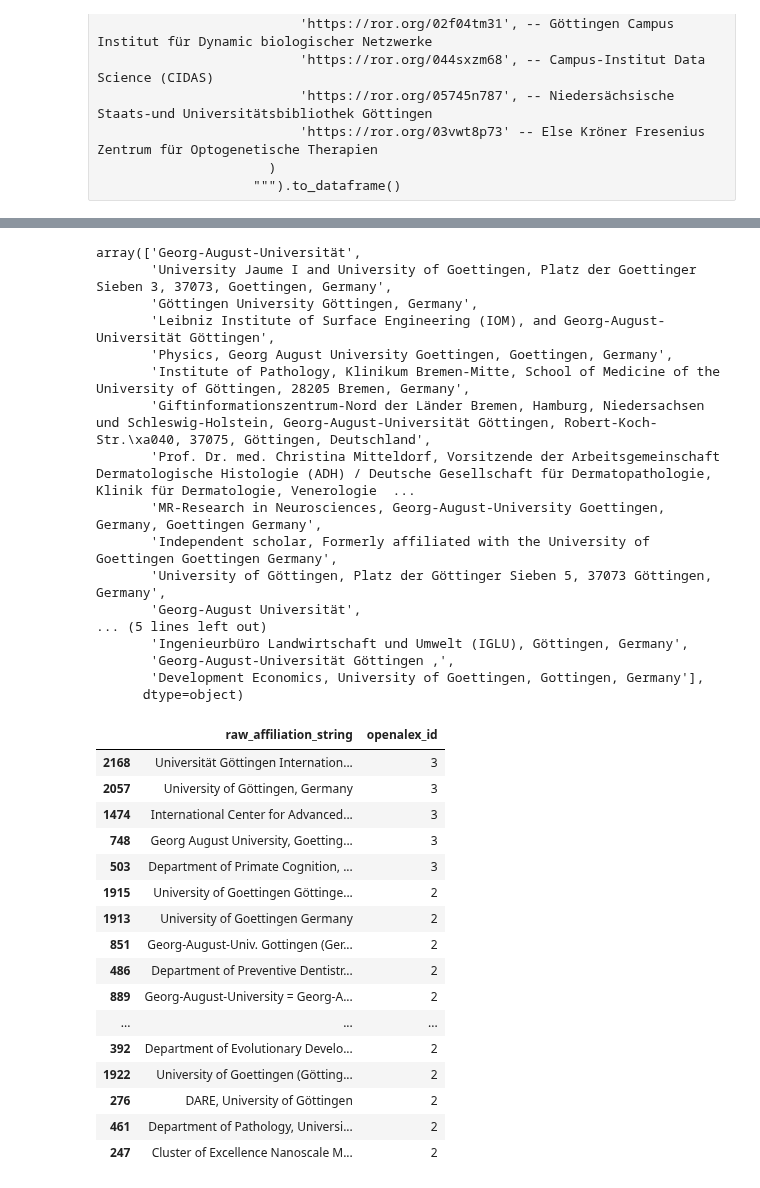
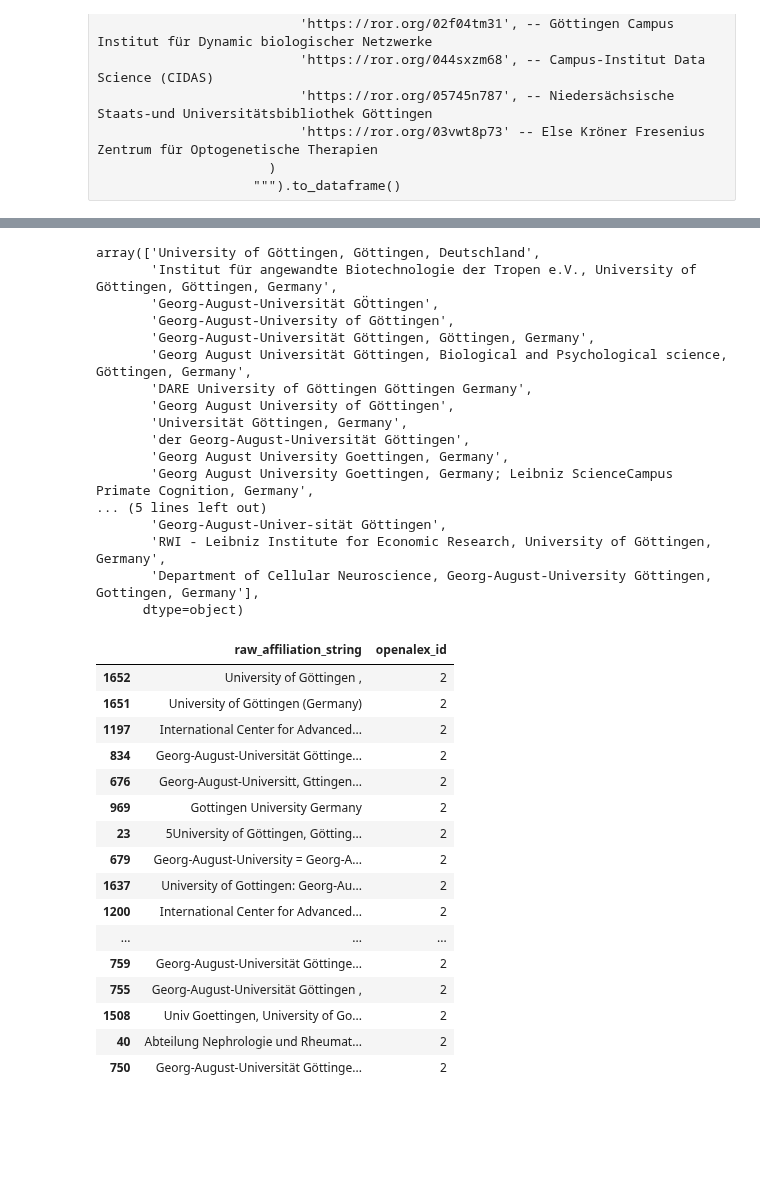
Before and after one commit to naustica/lower_saxony_institutions, a Jupyter notebook: notebooks/institution_mapping/GAU.ipynb, the cells around one changed output, grey strips where cells are left out. Saved outputs shown, nothing was run; the diff lists cells and outputs as text; code cells hidden in the pictures; blank space fills up the shorter version.

```diff
--- a/notebooks/institution_mapping/GAU.ipynb
+++ b/notebooks/institution_mapping/GAU.ipynb
@@ -204,44 +217,44 @@ df_with_inst
 37705 rows × 4 columns
 # %%
-df_with_inst[df_with_inst.inst_name.isnull()].raw_affiliation_string.unique()[80:100]
+df_with_inst[df_with_inst.inst_name.isnull()].raw_affiliation_string.unique()[140:160]
 # %% [output]
-array(['Georg-August-Universität',
-       'University Jaume I and University of Goettingen, Platz der Goettinger Sieben 3, 37073, Goettingen, Germany',
-       'Göttingen University Göttingen, Germany',
-       'Leibniz Institute of Surface Engineering (IOM), and Georg-August-Universität Göttingen',
-       'Physics, Georg August University Goettingen, Goettingen, Germany',
-       'Institute of Pathology, Klinikum Bremen-Mitte, School of Medicine of the University of Göttingen, 28205 Bremen, Germany',
-       'Giftinformationszentrum-Nord der Länder Bremen, Hamburg, Niedersachsen und Schleswig-Holstein, Georg-August-Universität Göttingen, Robert-Koch-Str.\xa040, 37075, Göttingen, Deutschland',
-       'Prof. Dr. med. Christina Mitteldorf, Vorsitzende der Arbeitsgemeinschaft Dermatologische Histologie (ADH) / Deutsche Gesellschaft für Dermatopathologie, Klinik für Dermatologie, Venerologie  ...
-       'MR‐Research in Neurosciences, Georg‐August‐University Goettingen, Germany, Goettingen Germany',
-       'Independent scholar, Formerly affiliated with the University of Goettingen Goettingen Germany',
-       'University of Göttingen, Platz der Göttinger Sieben 5, 37073 Göttingen, Germany',
-       'Georg-August Universität',
+array(['University of Göttingen, Göttingen, Deutschland',
+       'Institut für angewandte Biotechnologie der Tropen e.V., University of Göttingen, Göttingen, Germany',
+       'Georg‐August‐Universität GÖttingen',
+       'Georg-August-University of Göttingen',
+       'Georg-August-Universität Göttingen, Göttingen, Germany',
+       'Georg August Universität Göttingen, Biological and Psychological science, Göttingen, Germany',
+       'DARE University of Göttingen Göttingen Germany',
+       'Georg August University of Göttingen',
+       'Universität Göttingen, Germany',
+       'der Georg-August-Universität Göttingen',
+       'Georg August University Goettingen, Germany',
+       'Georg August University Goettingen, Germany; Leibniz ScienceCampus Primate Cognition, Germany',
 ... (5 lines left out)
-       'Ingenieurbüro Landwirtschaft und Umwelt (IGLU), Göttingen, Germany',
-       'Georg-August-Universität Göttingen ,',
-       'Development Economics, University of Goettingen, Gottingen, Germany'],
+       'Georg-August-Univer-sität Göttingen',
+       'RWI - Leibniz Institute for Economic Research, University of Göttingen, Germany',
+       'Department of Cellular Neuroscience, Georg-August-University Göttingen, Gottingen, Germany'],
       dtype=object)
 # %%
-df_with_inst[df_with_inst.inst_name.isnull()].groupby('raw_affiliation_string')['openalex_id'].count().reset_index().sort_values(by='openalex_id', ascending=False)[140:170]
+df_with_inst[df_with_inst.inst_name.isnull()].groupby('raw_affiliation_string')['openalex_id'].count().reset_index().sort_values(by='openalex_id', ascending=False)[170:200]
 # %% [output]
 |  | raw_affiliation_string | openalex_id |
-| 2168 | Universität Göttingen Internation... | 3 |
-| 2057 | University of Göttingen, Germany | 3 |
-| 1474 | International Center for Advanced... | 3 |
-| 748 | Georg August University, Goetting... | 3 |
-| 503 | Department of Primate Cognition, ... | 3 |
-| 1915 | University of Goettingen Göttinge... | 2 |
-| 1913 | University of Goettingen Germany | 2 |
-| 851 | Georg-August-Univ. Gottingen (Ger... | 2 |
-| 486 | Department of Preventive Dentistr... | 2 |
-| 889 | Georg-August-University = Georg-A... | 2 |
+| 1652 | University of Göttingen , | 2 |
+| 1651 | University of Göttingen (Germany) | 2 |
+| 1197 | International Center for Advanced... | 2 |
+| 834 | Georg-August-Universität Göttinge... | 2 |
+| 676 | Georg-August-Universitt, Gttingen... | 2 |
+| 969 | Gottingen University Germany | 2 |
+| 23 | 5University of Göttingen, Götting... | 2 |
+| 679 | Georg-August-University = Georg-A... | 2 |
+| 1637 | University of Gottingen: Georg-Au... | 2 |
+| 1200 | International Center for Advanced... | 2 |
 | ... | ... | ... |
-| 392 | Department of Evolutionary Develo... | 2 |
-| 1922 | University of Goettingen (Götting... | 2 |
-| 276 | DARE, University of Göttingen | 2 |
-| 461 | Department of Pathology, Universi... | 2 |
-| 247 | Cluster of Excellence Nanoscale M... | 2 |
+| 759 | Georg-August-Universität Göttinge... | 2 |
+| 755 | Georg-August-Universität Göttingen , | 2 |
+| 1508 | Univ Goettingen, University of Go... | 2 |
+| 40 | Abteilung Nephrologie und Rheumat... | 2 |
+| 750 | Georg-August-Universität Göttinge... | 2 |
 # %%
 df_with_inst.groupby(['inst_name'], dropna=False)['openalex_id'].count().reset_index()
 # %% [output]
```
Also changed, not shown: parts of 6 cells of this notebook, 2 other files.
